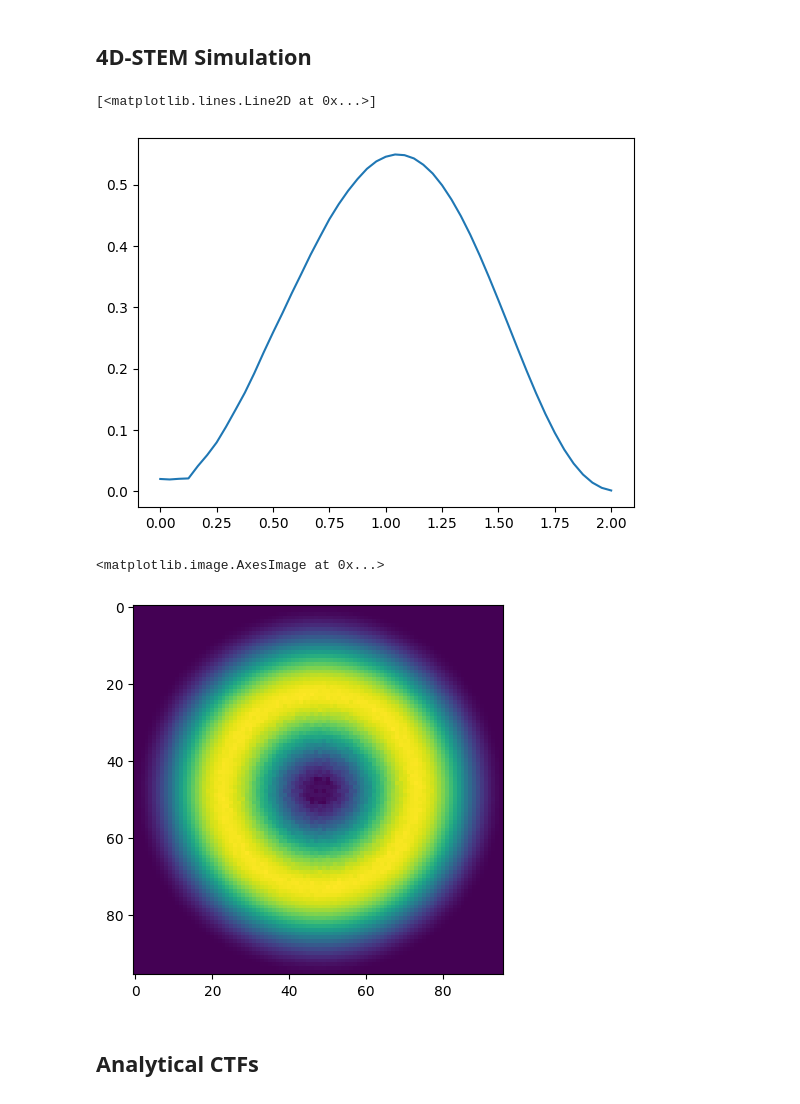
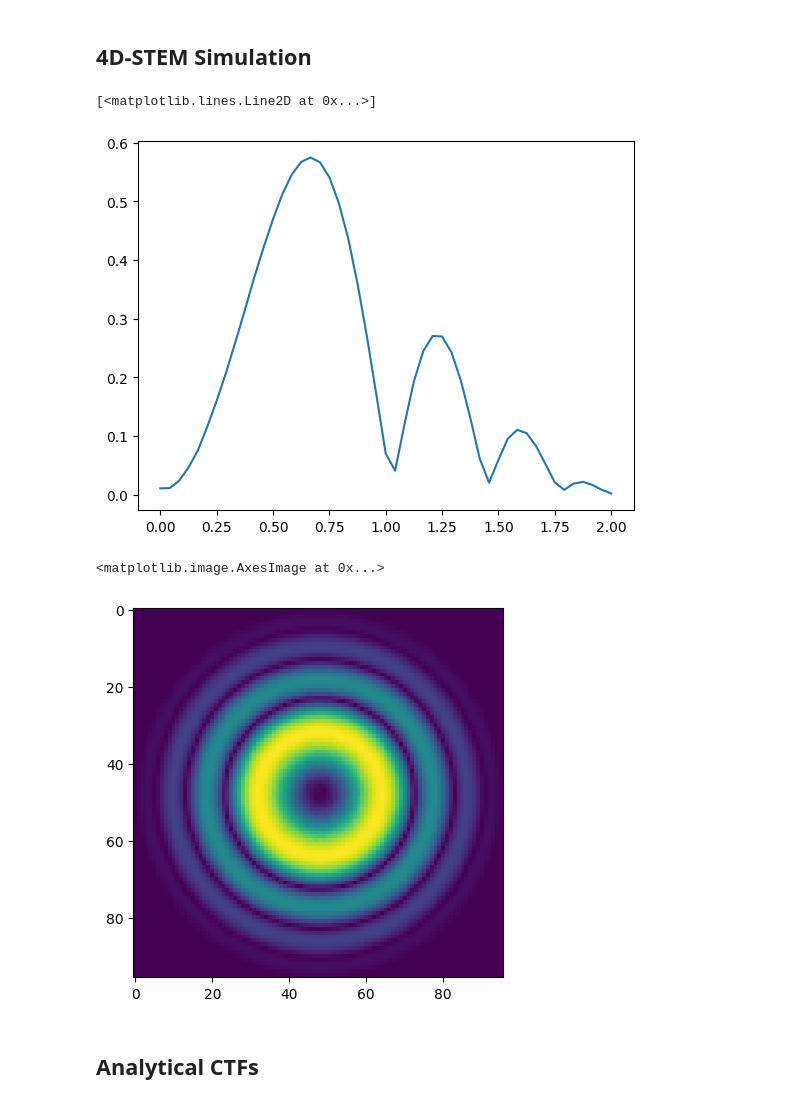
Before and after one commit to msa-em/stem-transfer-of-information, a Jupyter notebook: notebooks/icom-ssnr.ipynb, the cells around one changed output. Saved outputs shown, nothing was run; the diff lists cells and outputs as text; code cells hidden in the pictures.

Commit message:
started parallax double-overlap correction

```diff
--- a/notebooks/icom-ssnr.ipynb
+++ b/notebooks/icom-ssnr.ipynb
@@ -28,7 +28,7 @@ reciprocal_sampling = 2 * q_max / n # inverse Angstroms
 scan_step_size = 1 # pixels
 sx = sy = n//scan_step_size
 phi0 = 1.0
-df = 12
+df = 48
 
 cmap = cmr.eclipse
 icom_line_color = 'cornflowerblue'
@@ -237,19 +237,19 @@ shift_op = np.exp(
 
 pixelated_shifted_stack = np.fft.ifft2(Gs*shift_op).real.mean(0)
 # %%
-parallax_ctf = ctf.compute_ctf(pixelated_shifted_stack)
+parallax_ctf = ctf.compute_ctf(pixelated_shifted_stack) / 2
 q_bins, I_bins = radially_average_ctf(parallax_ctf)
 plt.plot(q_bins,I_bins)
 # %% [output]
 [<matplotlib.lines.Line2D at 0x...>]
-[figure, old version]
+[figure, new version]
 # %%
 plt.imshow(
     np.fft.fftshift(parallax_ctf)
 )
 # %% [output]
 <matplotlib.image.AxesImage at 0x...>
-[figure, old version]
+[figure, new version]
 # %% [markdown]
 ## Analytical CTFs
 # %%
```
Also changed, not shown: parts of 10 cells of this notebook.
